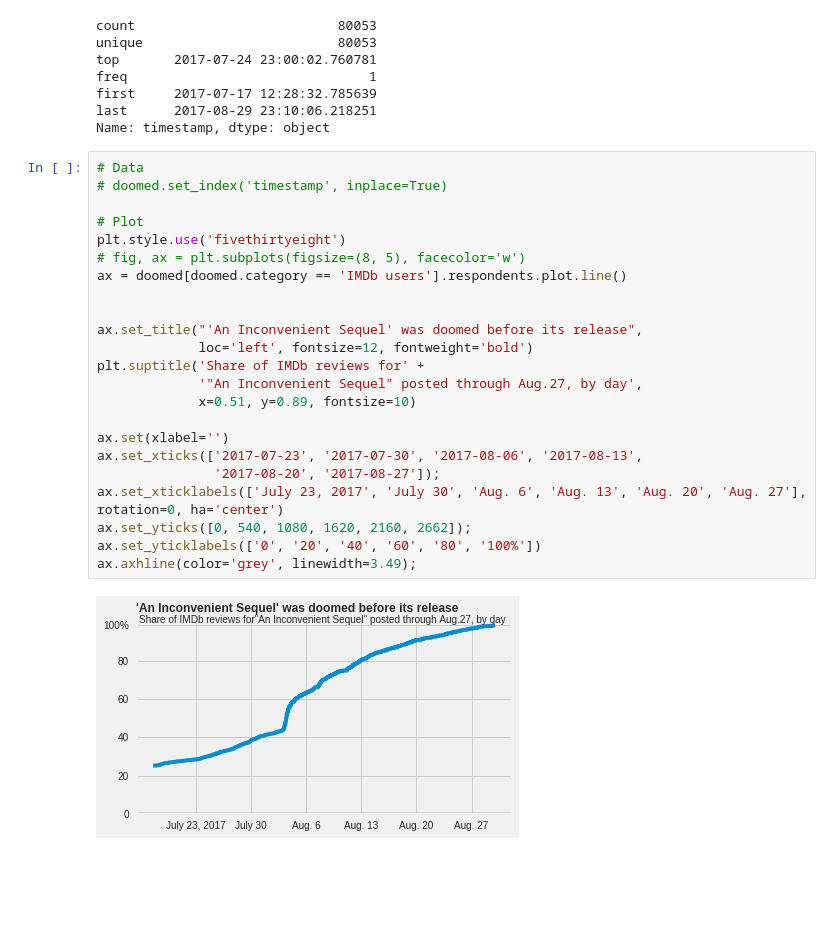
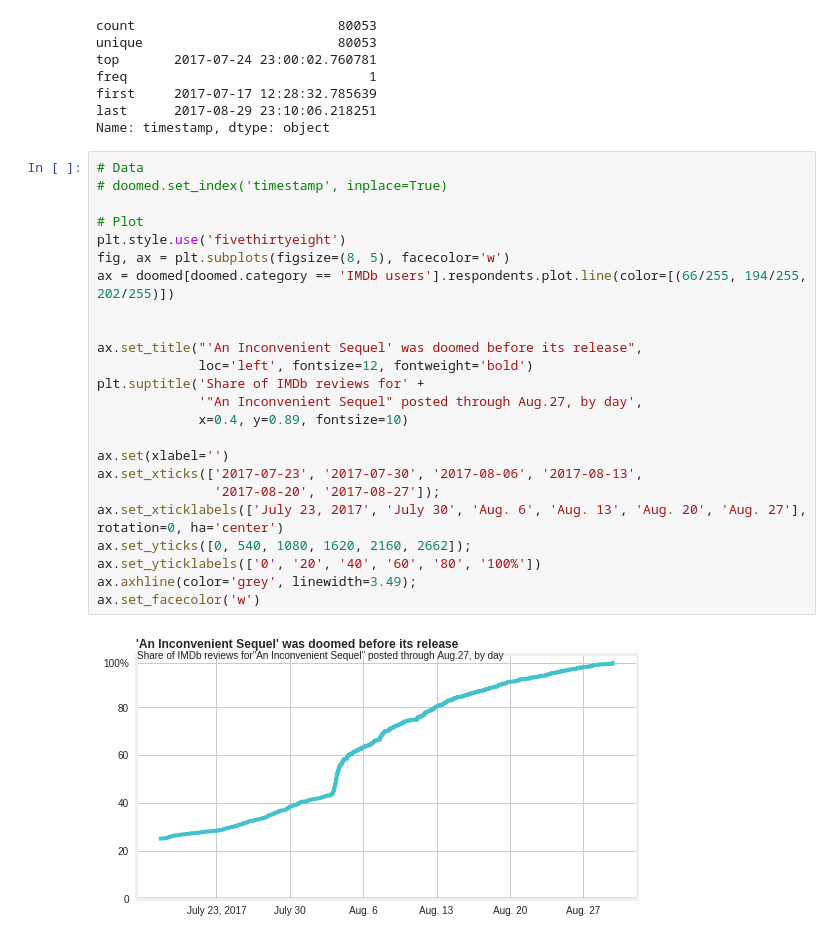
Before and after one commit to bloominstituteoftechnology/DS-Sprint-02-Storytelling-With-Data, a Jupyter notebook: module3-make-explanatory-visualizations/LS_DS_123_Make_explanatory_visualizations.ipynb, the cells around one changed output. Cells and saved outputs as stored; diff of their text form; blank space fills up the shorter version.

Commit message:
refactored DS_123 viz '...doomed before its release'

```diff
--- a/module3-make-explanatory-visualizations/LS_DS_123_Make_explanatory_visualizations.ipynb
+++ b/module3-make-explanatory-visualizations/LS_DS_123_Make_explanatory_visualizations.ipynb
@@ -98,25 +98,26 @@ Name: timestamp, dtype: object
 # %%
 # Data
 # doomed.set_index('timestamp', inplace=True)
 
 # Plot
 plt.style.use('fivethirtyeight')
-# fig, ax = plt.subplots(figsize=(8, 5), facecolor='w')
-ax = doomed[doomed.category == 'IMDb users'].respondents.plot.line()
+fig, ax = plt.subplots(figsize=(8, 5), facecolor='w')
+ax = doomed[doomed.category == 'IMDb users'].respondents.plot.line(color=[(66/255, 194/255, 202/255)])
 
 
 ax.set_title("'An Inconvenient Sequel' was doomed before its release",
              loc='left', fontsize=12, fontweight='bold')
 plt.suptitle('Share of IMDb reviews for' +
              '"An Inconvenient Sequel" posted through Aug.27, by day',
-             x=0.51, y=0.89, fontsize=10)
+             x=0.4, y=0.89, fontsize=10)
 
 ax.set(xlabel='')
 ax.set_xticks(['2017-07-23', '2017-07-30', '2017-08-06', '2017-08-13',
                '2017-08-20', '2017-08-27']);
 ax.set_xticklabels(['July 23, 2017', 'July 30', 'Aug. 6', 'Aug. 13', 'Aug. 20', 'Aug. 27'], rotation=0, ha='center')
 ax.set_yticks([0, 540, 1080, 1620, 2160, 2662]);
 ax.set_yticklabels(['0', '20', '40', '60', '80', '100%'])
 ax.axhline(color='grey', linewidth=3.49);
+ax.set_facecolor('w')
 # %% [output]
-[figure, old version]
+[figure, new version]
```
